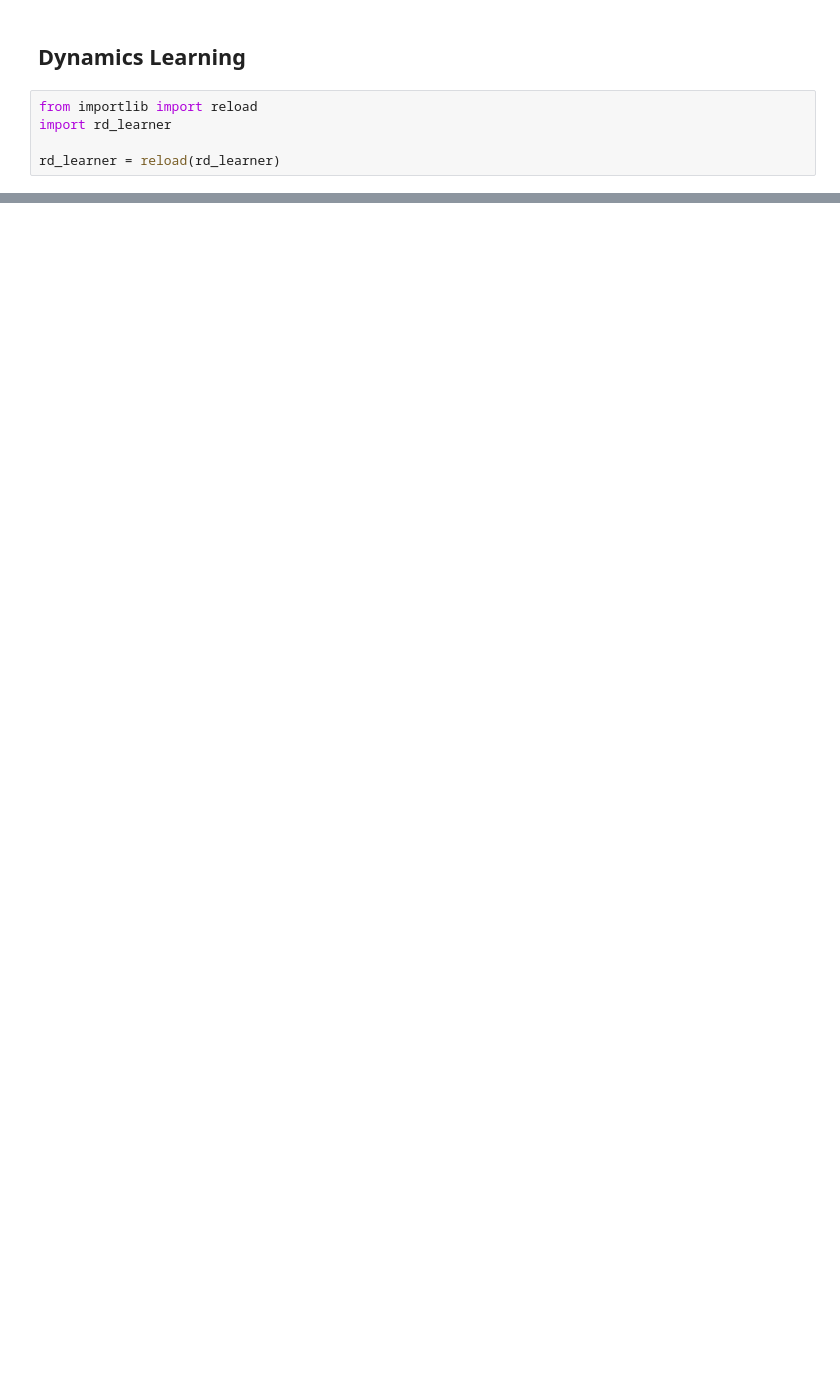
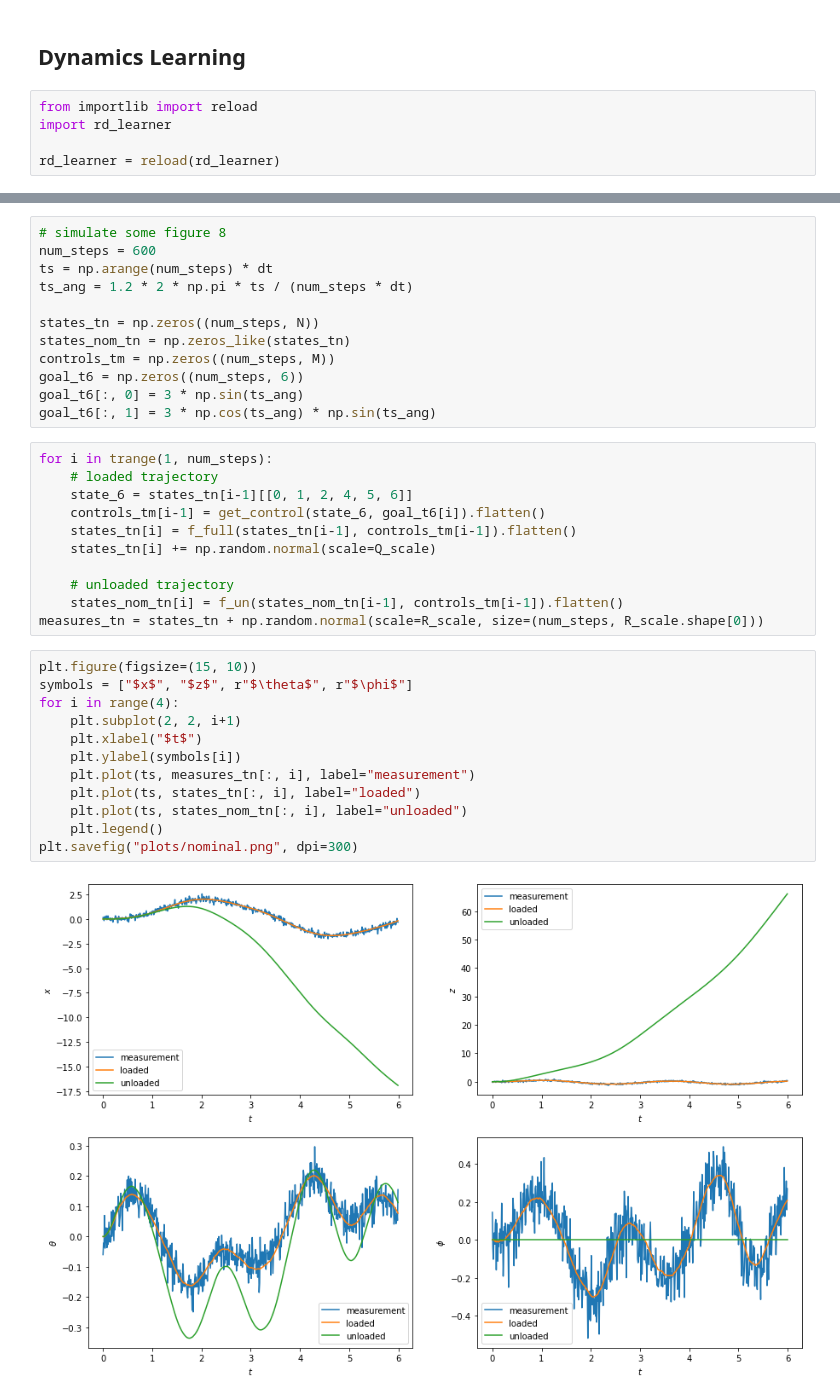
Before and after one commit to michaelrussellhiggins/AA273_Final, a Jupyter notebook: Let’s Do This!.ipynb, the cells around one changed output, grey strips where cells are left out. Saved outputs shown, nothing was run; the diff lists cells and outputs as text; blank space fills up the shorter version.

```diff
--- a/Let’s Do This!.ipynb
+++ b/Let’s Do This!.ipynb
@@ -89,0 +155,37 @@ rdl.add_data(states, controls)
+# %%
+# simulate some figure 8
+num_steps = 600
+ts = np.arange(num_steps) * dt
+ts_ang = 1.2 * 2 * np.pi * ts / (num_steps * dt)
+
+states_tn = np.zeros((num_steps, N))
+states_nom_tn = np.zeros_like(states_tn)
+controls_tm = np.zeros((num_steps, M))
+goal_t6 = np.zeros((num_steps, 6))
+goal_t6[:, 0] = 3 * np.sin(ts_ang)
+goal_t6[:, 1] = 3 * np.cos(ts_ang) * np.sin(ts_ang)
+# %%
+for i in trange(1, num_steps):
+    # loaded trajectory
+    state_6 = states_tn[i-1][[0, 1, 2, 4, 5, 6]]
+    controls_tm[i-1] = get_control(state_6, goal_t6[i]).flatten()
+    states_tn[i] = f_full(states_tn[i-1], controls_tm[i-1]).flatten()
+    states_tn[i] += np.random.normal(scale=Q_scale)
+
+    # unloaded trajectory
+    states_nom_tn[i] = f_un(states_nom_tn[i-1], controls_tm[i-1]).flatten()
+measures_tn = states_tn + np.random.normal(scale=R_scale, size=(num_steps, R_scale.shape[0]))
+# %%
+plt.figure(figsize=(15, 10))
+symbols = ["$x$", "$z$", r"$\theta$", r"$\phi$"]
+for i in range(4):
+    plt.subplot(2, 2, i+1)
+    plt.xlabel("$t$")
+    plt.ylabel(symbols[i])
+    plt.plot(ts, measures_tn[:, i], label="measurement")
+    plt.plot(ts, states_tn[:, i], label="loaded")
+    plt.plot(ts, states_nom_tn[:, i], label="unloaded")
+    plt.legend()
+plt.savefig("plots/nominal.png", dpi=300)
+# %% [output]
+[figure, added]
```
Also changed, not shown: parts of 49 cells of this notebook, 3 other files.
